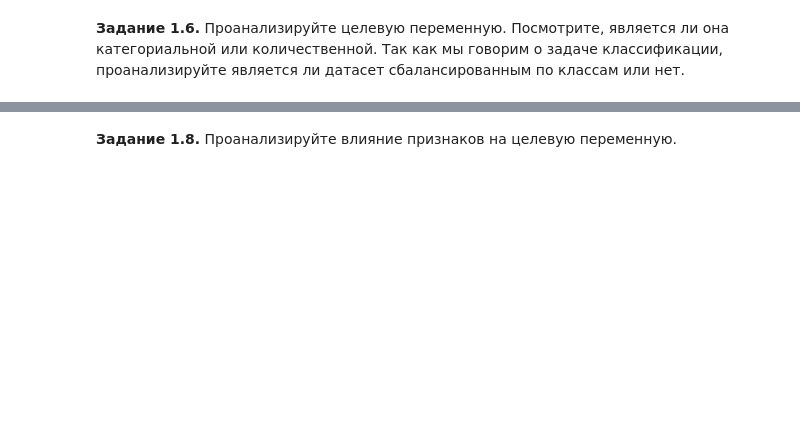
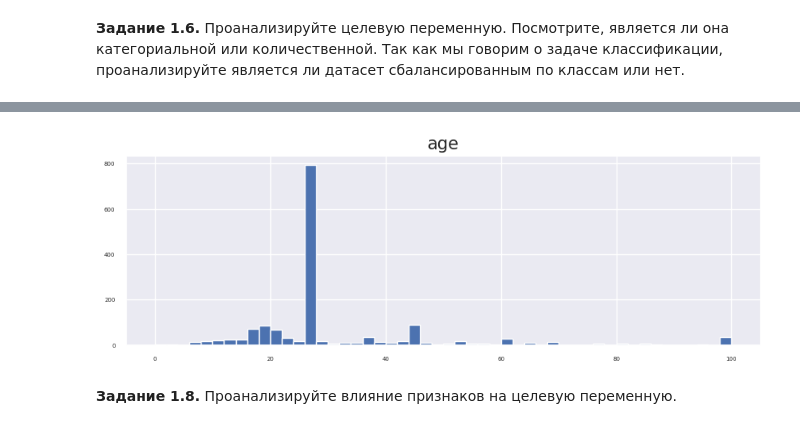
Before and after one commit to tatyanayuriy/cv, a Jupyter notebook: week_01_ml_intro/Homework/hw_1_game_of_thrones.ipynb, the cells around one changed output, grey strips where cells are left out. Saved outputs shown, nothing was run; the diff lists cells and outputs as text; code cells hidden in the pictures; blank space fills up the shorter version.

```diff
--- a/week_01_ml_intro/Homework/hw_1_game_of_thrones.ipynb
+++ b/week_01_ml_intro/Homework/hw_1_game_of_thrones.ipynb
@@ -289,0 +351,15 @@ dtype: object
+# %%
+from sklearn.preprocessing import LabelEncoder
+
+categorical_cols = [
+    'title', 'male', 'culture', 'mother', 'father', 'heir', 'house',
+    'book1', 'book2', 'book3', 'book4', 'book5', 'isAliveHeir', 'isAliveSpouse',
+    'isMarried', 'isNoble', 'isPopular', 'boolDeadRelations'
+]
+
+label_encoding = LabelEncoder()
+
+for column in categorical_cols:
+  data[column] = label_encoding.fit_transform(data[column])
+
+data.sample(n=3)
@@ -290,2 +372,9 @@ dtype: object
+# %%
+numeric_cols = ['age']
+data[numeric_cols].hist(figsize=(10, 3), bins=50,xlabelsize=5, ylabelsize=5, grid=False)
+plt.grid()
+plt.show()
+# %% [output]
+[figure, added]
 # %% [markdown]
 **Задание 1.8.** Проанализируйте влияние признаков на целевую переменную.
```
Also changed, not shown: parts of 39 cells of this notebook.
